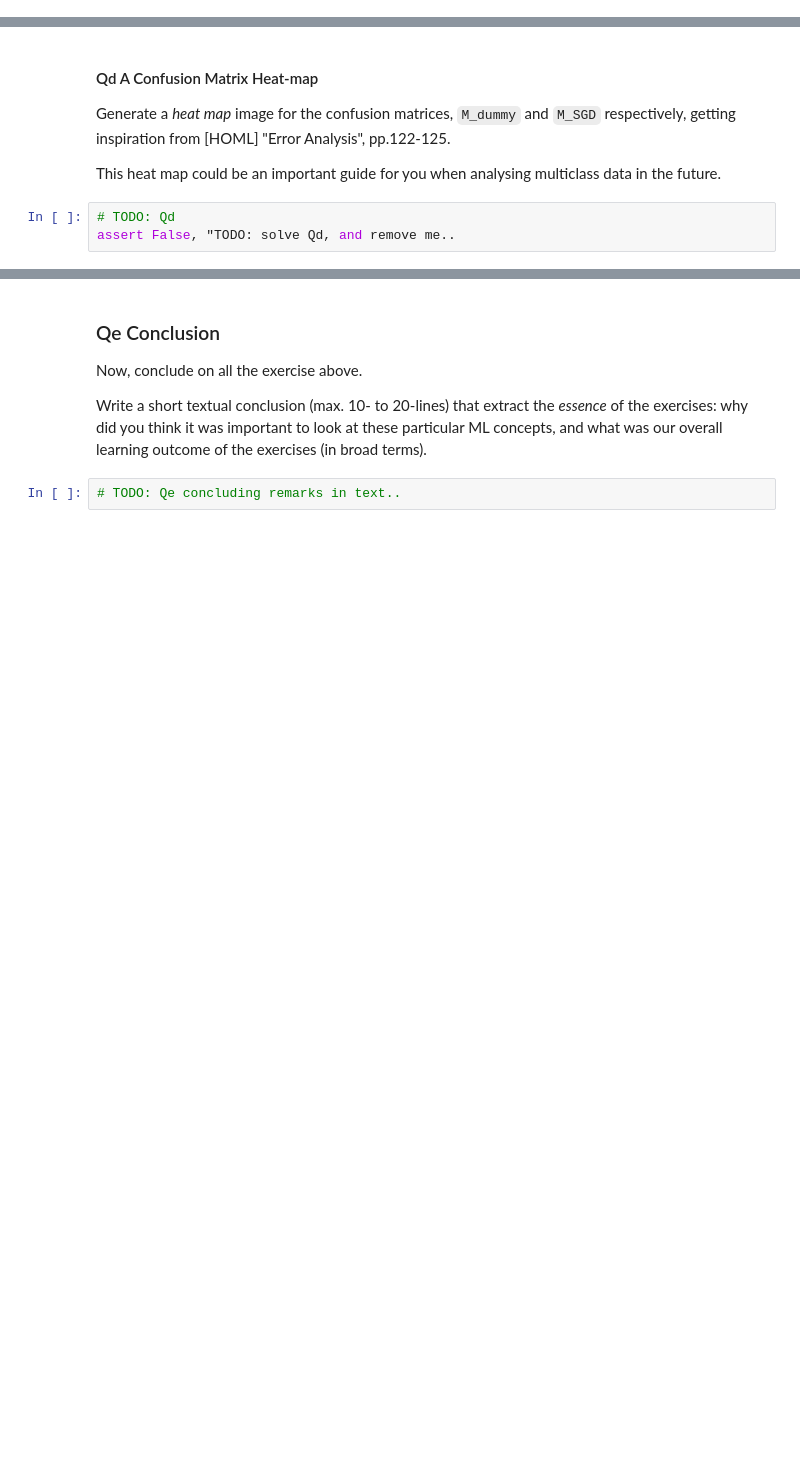
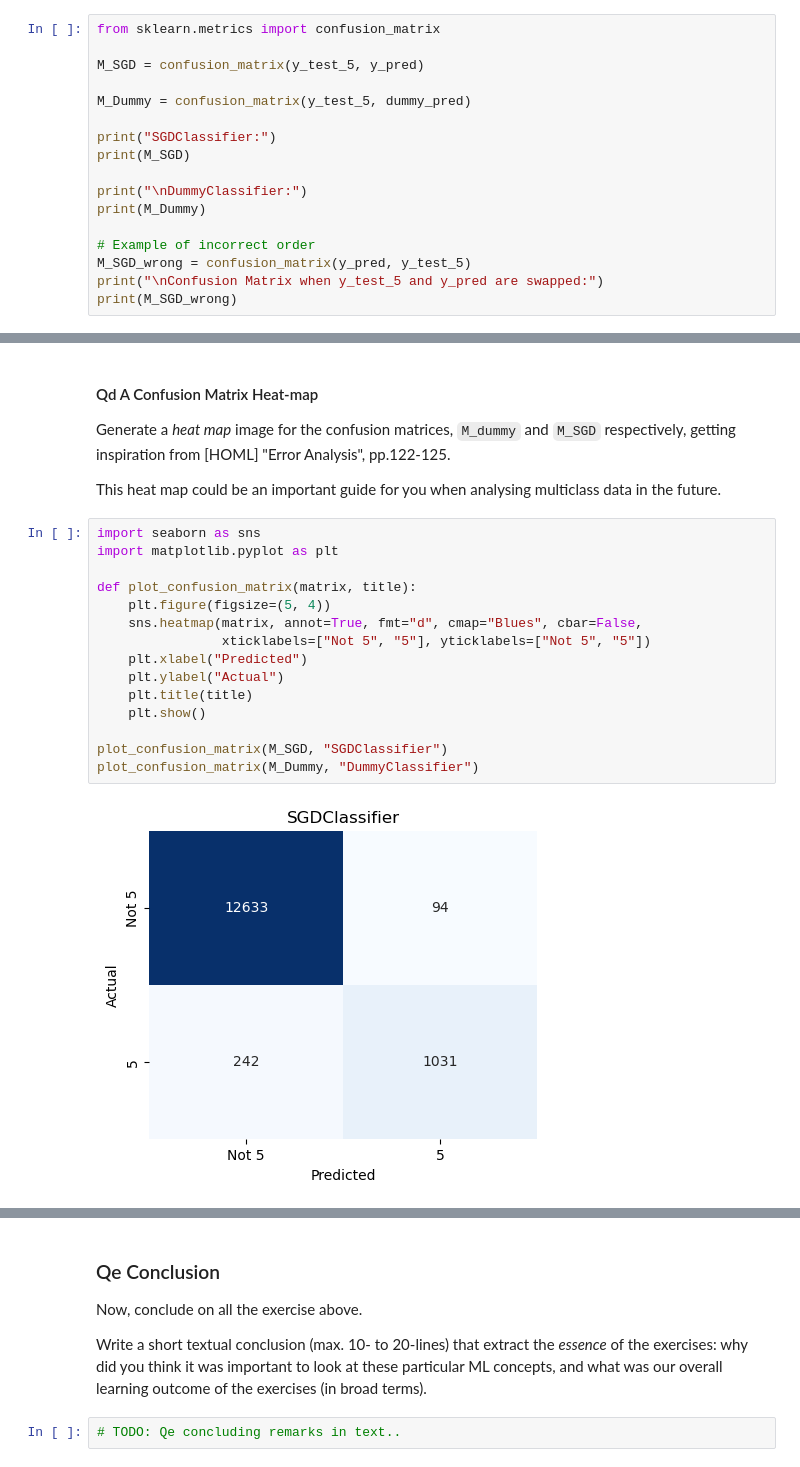
Before and after one commit to MadsSoeborg/MAL_30, a Jupyter notebook: O1/performance_metrics.ipynb, the cells around one changed output, grey strips where cells are left out. Drawn from its saved outputs; the diff is of its cells as text; blank space fills up the shorter version.

Commit message:
performance metrics done

```diff
--- a/O1/performance_metrics.ipynb
+++ b/O1/performance_metrics.ipynb
@@ -352,0 +348,17 @@ SyntaxError: unterminated string literal (detected at line 2) (3832211989.py, li
+# %%
+from sklearn.metrics import confusion_matrix
+
+M_SGD = confusion_matrix(y_test_5, y_pred)
+
+M_Dummy = confusion_matrix(y_test_5, dummy_pred)
+
+print("SGDClassifier:")
+print(M_SGD)
+
+print("\nDummyClassifier:")
+print(M_Dummy)
+
+# Example of incorrect order
+M_SGD_wrong = confusion_matrix(y_pred, y_test_5)
+print("\nConfusion Matrix when y_test_5 and y_pred are swapped:")
+print(M_SGD_wrong)
@@ -356,6 +380,20 @@ SyntaxError: unterminated string literal (detected at line 2) (3832211989.py, li
 Generate a _heat map_ image for the confusion matrices, `M_dummy` and `M_SGD` respectively, getting inspiration from [HOML] "Error Analysis", pp.122-125.
 
 This heat map could be an important guide for you when analysing multiclass data in the future.
-# %%
-# TODO: Qd
-assert False, "TODO: solve Qd, and remove me..
+# %%
+import seaborn as sns
+import matplotlib.pyplot as plt
+
+def plot_confusion_matrix(matrix, title):
+    plt.figure(figsize=(5, 4))
+    sns.heatmap(matrix, annot=True, fmt="d", cmap="Blues", cbar=False,
+                xticklabels=["Not 5", "5"], yticklabels=["Not 5", "5"])
+    plt.xlabel("Predicted")
+    plt.ylabel("Actual")
+    plt.title(title)
+    plt.show()
+
+plot_confusion_matrix(M_SGD, "SGDClassifier")
+plot_confusion_matrix(M_Dummy, "DummyClassifier")
+# %% [output]
+[figure, added]
```
Also changed, not shown: parts of 3 cells of this notebook.
